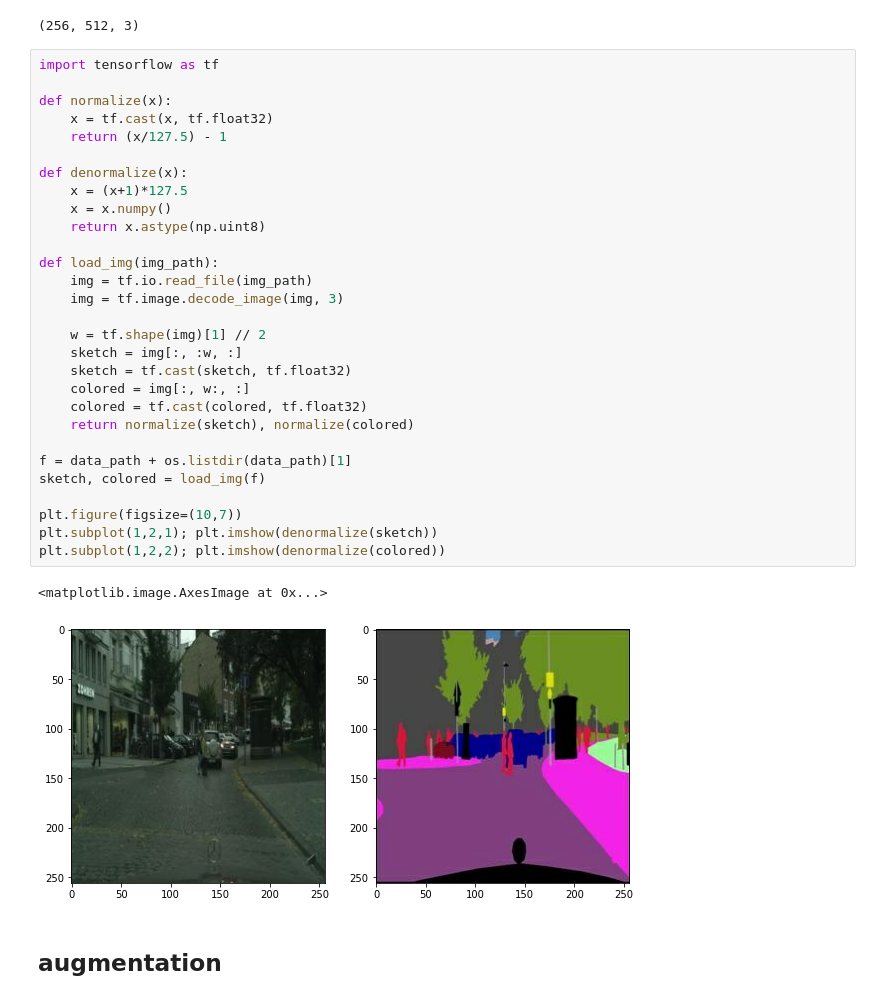
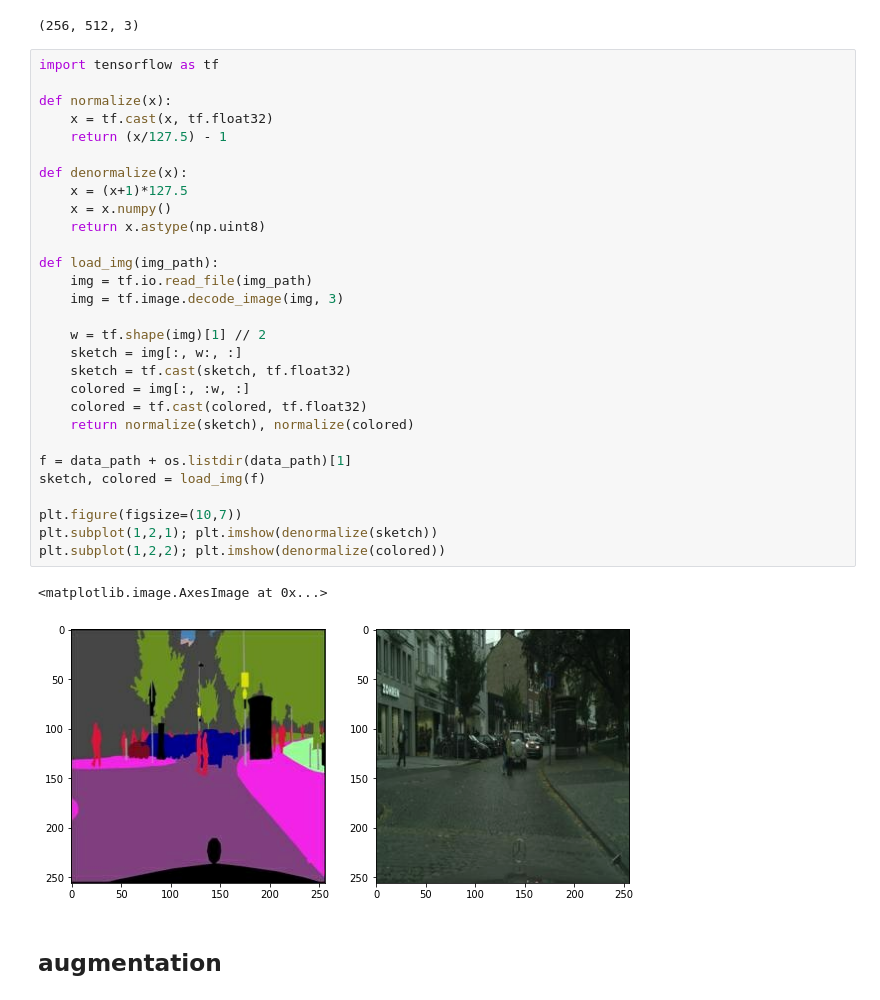
Before and after one commit to HANSOYE/Aiffel-exploration-report, a Jupyter notebook: exploration_17th.ipynb, the cells around one changed output. Saved outputs shown, nothing was run; the diff lists cells and outputs as text.

```diff
--- a/exploration_17th.ipynb
+++ b/exploration_17th.ipynb
@@ -90,35 +59,35 @@ print(img.shape)
 # %%
 import tensorflow as tf
 
 def normalize(x):
     x = tf.cast(x, tf.float32)
     return (x/127.5) - 1
 
 def denormalize(x):
     x = (x+1)*127.5
     x = x.numpy()
     return x.astype(np.uint8)
 
 def load_img(img_path):
     img = tf.io.read_file(img_path)
     img = tf.image.decode_image(img, 3)
 
     w = tf.shape(img)[1] // 2
-    sketch = img[:, :w, :]
+    sketch = img[:, w:, :]
     sketch = tf.cast(sketch, tf.float32)
-    colored = img[:, w:, :]
+    colored = img[:, :w, :]
     colored = tf.cast(colored, tf.float32)
     return normalize(sketch), normalize(colored)
 
 f = data_path + os.listdir(data_path)[1]
 sketch, colored = load_img(f)
 
 plt.figure(figsize=(10,7))
 plt.subplot(1,2,1); plt.imshow(denormalize(sketch))
 plt.subplot(1,2,2); plt.imshow(denormalize(colored))
 # %% [output]
 <matplotlib.image.AxesImage at 0x...>
-[figure, old version]
+[figure, new version]
 # %% [markdown]
 ## augmentation
 # %%
```
Also changed, not shown: parts of 11 cells of this notebook.
